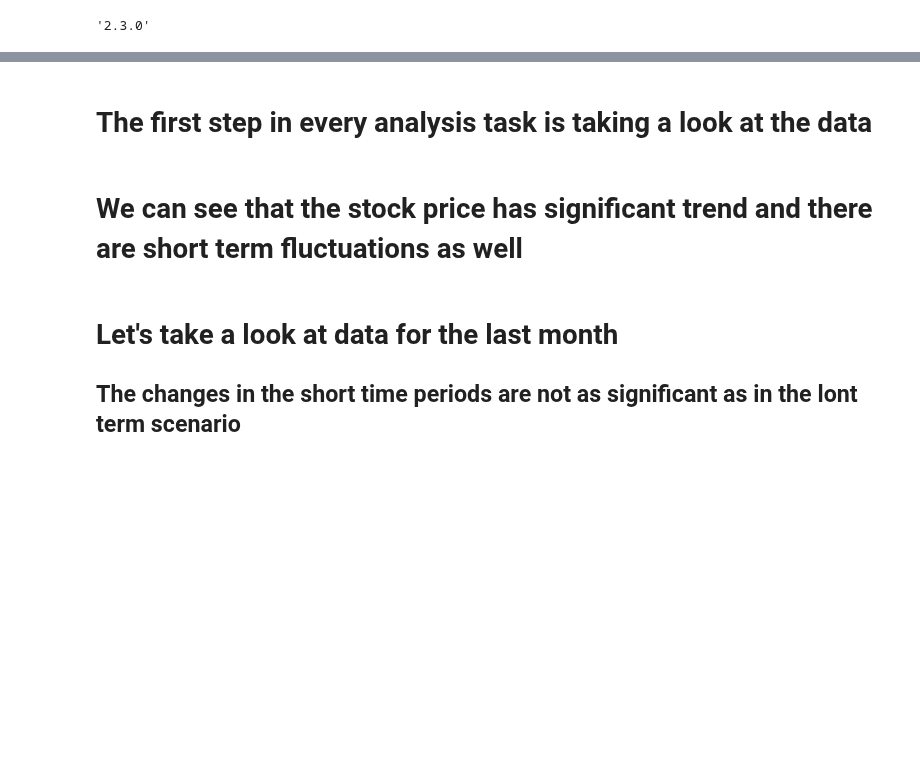
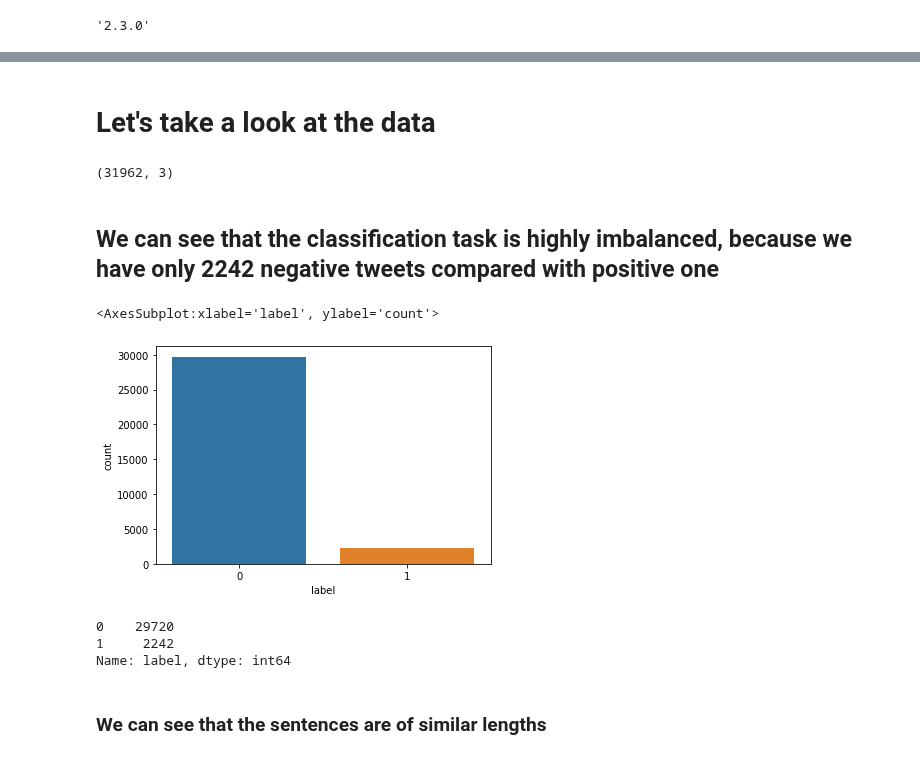
Before and after one commit to vojtechcima/2020-21-ARD, a Jupyter notebook: abd_07.ipynb, the cells around one changed output, grey strips where cells are left out. Drawn from its saved outputs; the diff is of its cells as text; code cells hidden in the pictures; blank space fills up the shorter version.

```diff
--- a/abd_07.ipynb
+++ b/abd_07.ipynb
@@ -59,8 +63,6 @@ def mish(inputs):
 
 keras.utils.get_custom_objects().update({'mish': Mish(mish)})
 # %%
-df = pd.read_csv('https://raw.githubusercontent.com/rasvob/2020-21-ARD/master/datasets/SNE.csv')
-df.index = pd.to_datetime(df.Date)
-df = df.drop('Date', axis=1)
+df = pd.read_csv('https://raw.githubusercontent.com/rasvob/2020-21-ARD/master/datasets/train_tweets.csv')
 # %%
 df.head()
@@ -70,4 +76,2 @@ df.head()
-# %%
-df = pd.DataFrame({'Price': df.iloc[:, 0]})
 # %% [markdown]
-# The first step in every analysis task is taking a look at the data
+# Let's take a look at the data
@@ -80,0 +78,17 @@ def show_timeseries(df):
+# %%
+df.shape
+# %% [output]
+(31962, 3)
+# %% [markdown]
+## We can see that the classification task is highly imbalanced, because we have only 2242 negative tweets compared with positive one
+# %%
+sns.countplot(x='label', data=df)
+# %% [output]
+<AxesSubplot:xlabel='label', ylabel='count'>
+[figure, added]
+# %%
+df.label.value_counts()
+# %% [output]
+0    29720
+1     2242
+Name: label, dtype: int64
@@ -81,2 +97,2 @@ def show_timeseries(df):
 # %% [markdown]
-# We can see that the stock price has significant trend and there are short term fluctuations as well
+### We can see that the sentences are of similar lengths
@@ -85,3 +98,0 @@ show_timeseries(df)
-# %% [markdown]
-# Let's take a look at data for the last month
-## The changes in the short time periods are not as significant as in the lont term scenario
```
Also changed, not shown: parts of 117 cells of this notebook.
